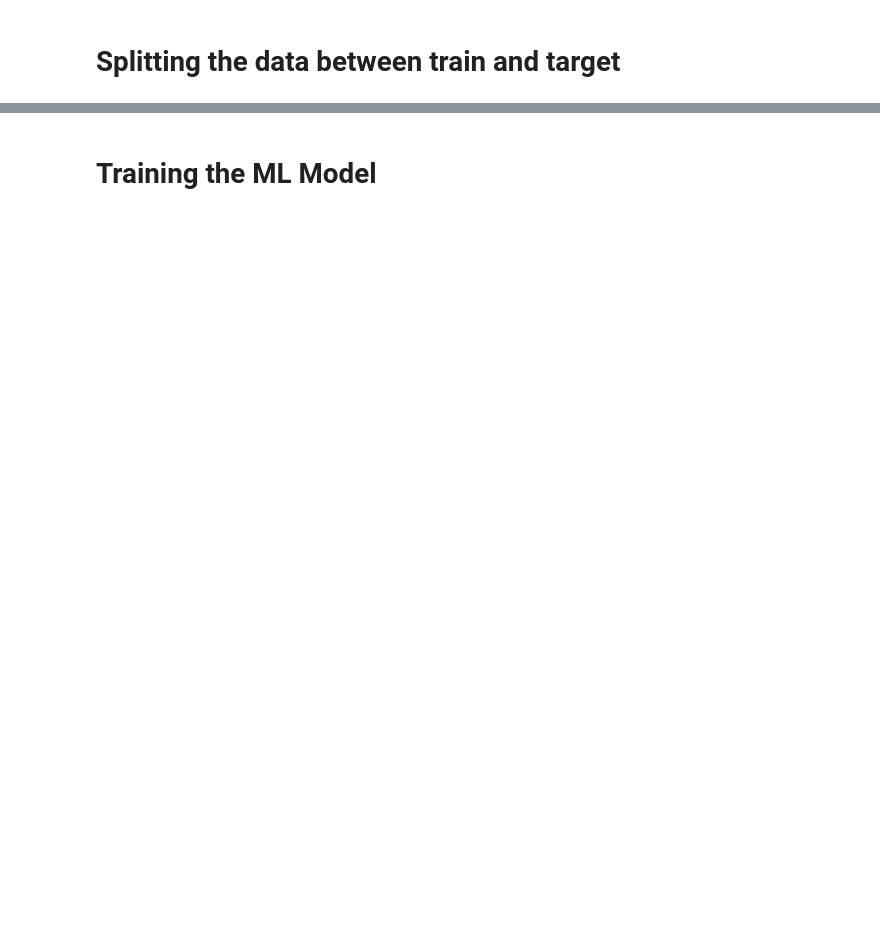
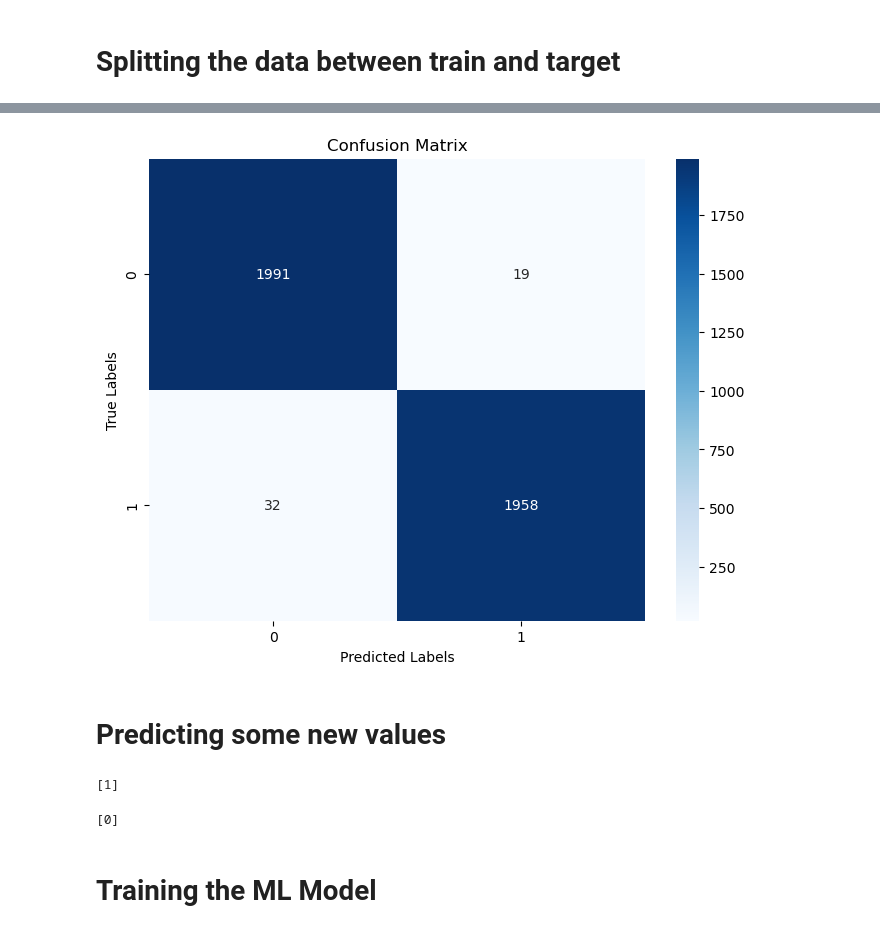
Before and after one commit to Mageshwaran18/Anomaly_Detection_using_Isolation_Forest_with_AWS, a Jupyter notebook: main.ipynb, the cells around one changed output, grey strips where cells are left out. Saved outputs shown, nothing was run; the diff lists cells and outputs as text; code cells hidden in the pictures; blank space fills up the shorter version.

```diff
--- a/main.ipynb
+++ b/main.ipynb
@@ -519 +557,4 @@ Y shape is :  (6362620,)
+# %%
+x = np.array(df[["type", "amount", "oldbalanceOrg", "newbalanceDest"]])
+y = np.array(df["isFraud"])
 # %%
@@ -531,0 +582,2 @@ y_test shape is  (1908786,)
+# %%
+ypred = model.predict(x_test)
@@ -532,2 +598,25 @@ y_test shape is  (1908786,)
+# %%
+cm = confusion_matrix(y_test, ypred)
+plt.figure(figsize=(8, 6))
+sns.heatmap(cm, annot=True, fmt='d', cmap='Blues', xticklabels=model.classes_, yticklabels=model.classes_)
+plt.title("Confusion Matrix")
+plt.xlabel("Predicted Labels")
+plt.ylabel("True Labels")
+plt.show()
+# %% [output]
+[figure, added]
+# %% [markdown]
+# Predicting some new values
+# %%
+# Lets predict the transactions
+features = np.array([[4, 9000.60, 9000.60, 0.00]])
+print(model.predict(features))
+# %% [output]
+[1]
+# %%
+features = np.array([[2, 9839.64, 170136.00, 160296.36]])
+print(model.predict(features))
+# %% [output]
+[0]
 # %% [markdown]
 # Training the ML Model
```
Also changed, not shown: parts of 31 cells of this notebook.
